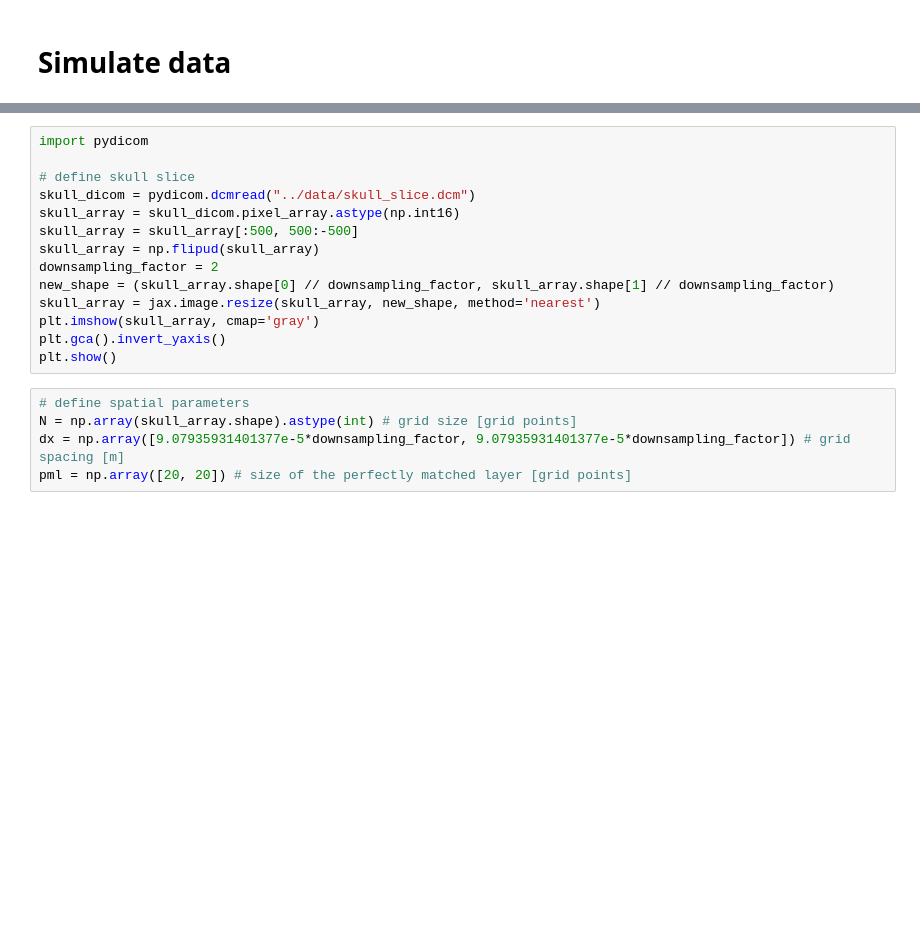
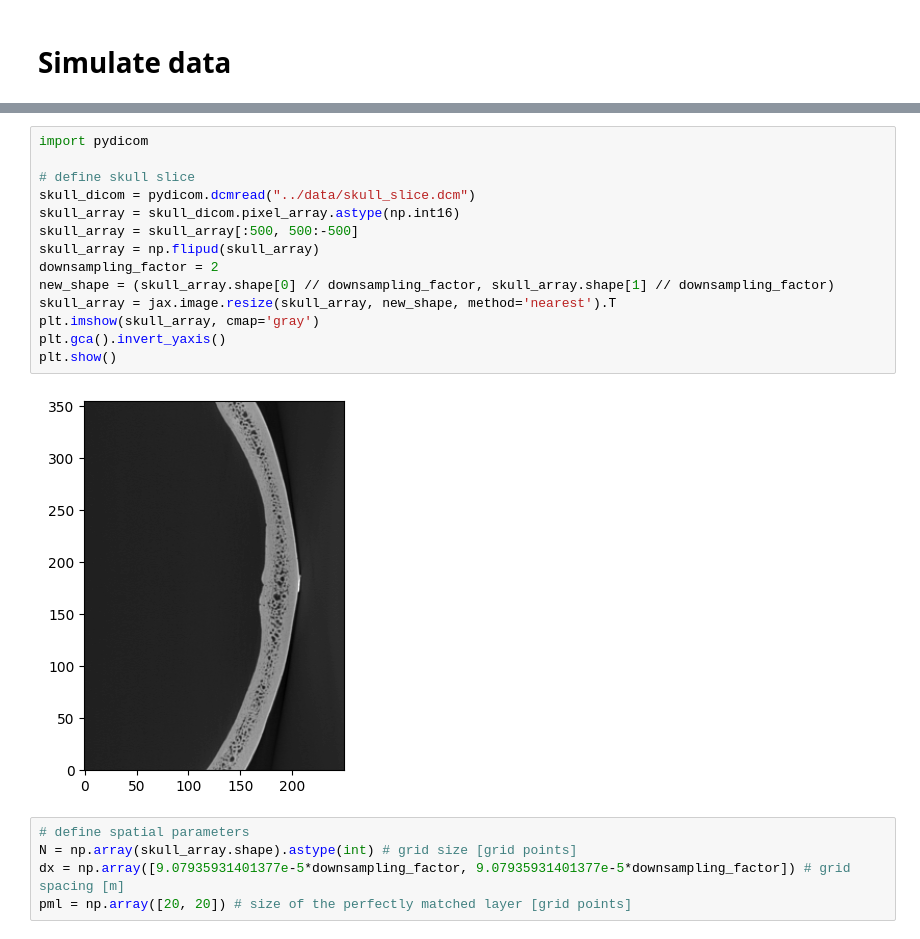
Before and after one commit to thomasrribeiro/brainhackFUS, a Jupyter notebook: notebooks/recon_skull.ipynb, the cells around one changed output, grey strips where cells are left out. Cells and saved outputs as stored; diff of their text form; blank space fills up the shorter version.

Commit message:
skull

```diff
--- a/notebooks/recon_skull.ipynb
+++ b/notebooks/recon_skull.ipynb
@@ -26,17 +33,19 @@ print(f"Transducer extent: {transducer_extent:.3f} m")
 # %%
 import pydicom
 
 # define skull slice
 skull_dicom = pydicom.dcmread("../data/skull_slice.dcm")
 skull_array = skull_dicom.pixel_array.astype(np.int16)
 skull_array = skull_array[:500, 500:-500]
 skull_array = np.flipud(skull_array)
 downsampling_factor = 2
 new_shape = (skull_array.shape[0] // downsampling_factor, skull_array.shape[1] // downsampling_factor)
-skull_array = jax.image.resize(skull_array, new_shape, method='nearest')
+skull_array = jax.image.resize(skull_array, new_shape, method='nearest').T
 plt.imshow(skull_array, cmap='gray')
 plt.gca().invert_yaxis()
 plt.show()
+# %% [output]
+[figure, added]
 # %%
 # define spatial parameters
 N = np.array(skull_array.shape).astype(int) # grid size [grid points]
```
Also changed, not shown: parts of 11 cells of this notebook, 1 other file.
